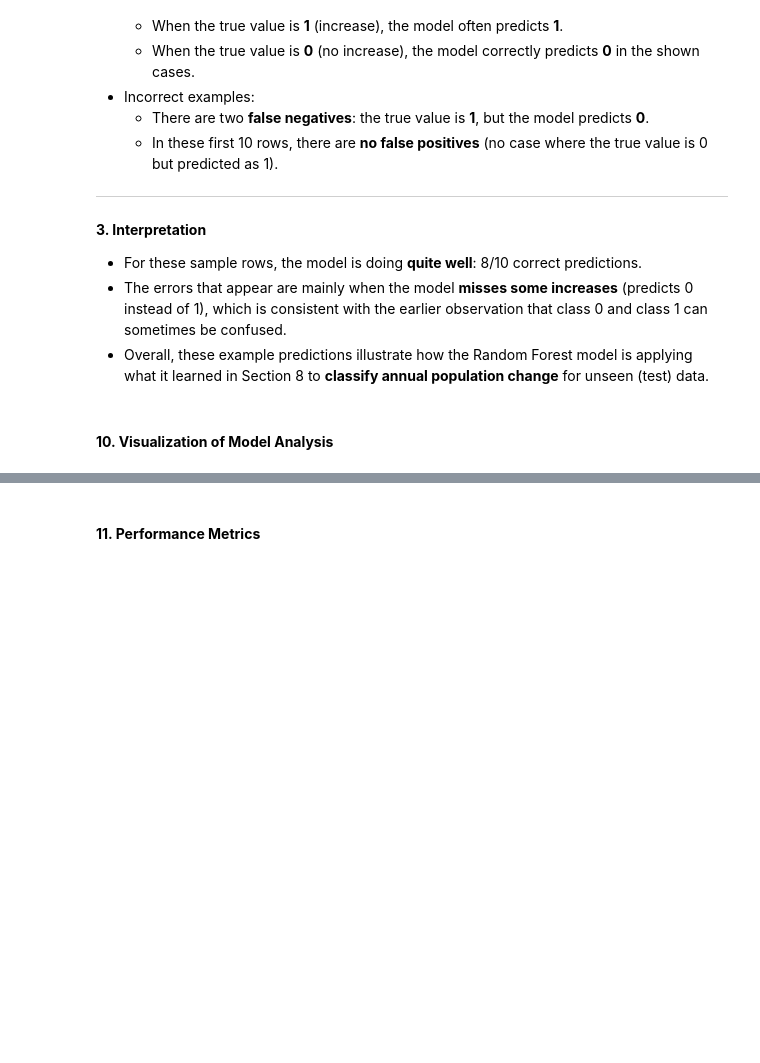
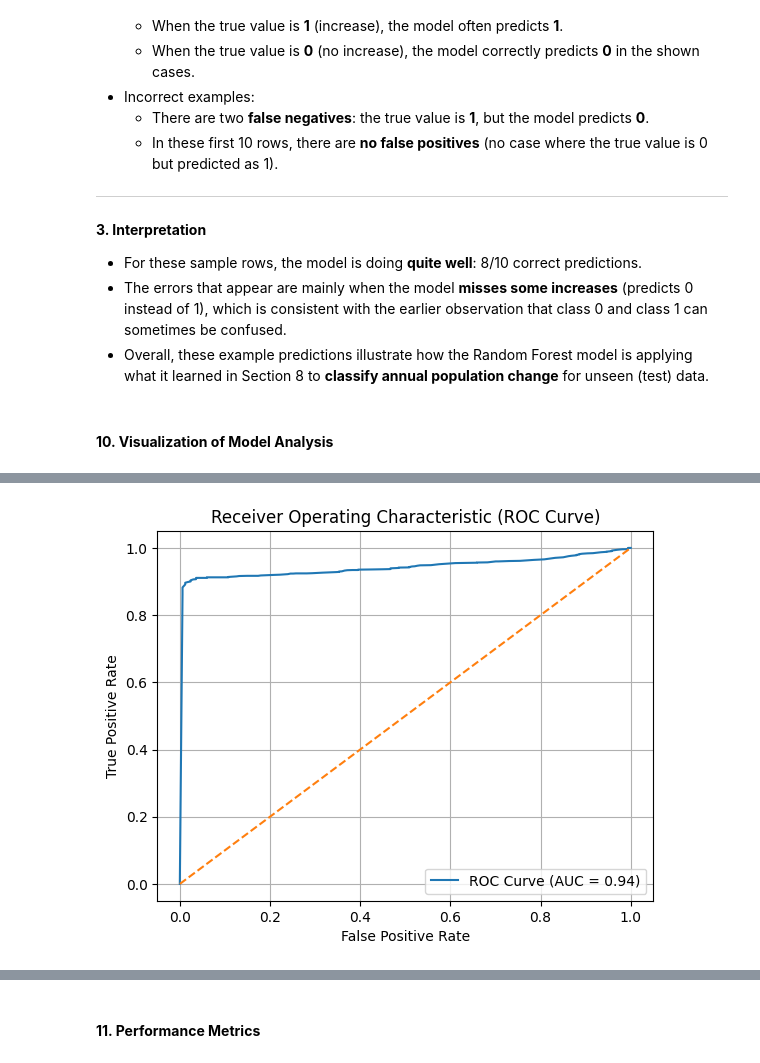
Before and after one commit to Mariopogi/Machine-Learning-Program-Exercises-Group-5-BSIT-2A, a Jupyter notebook: Classification.ipynb, the cells around one changed output, grey strips where cells are left out. Drawn from its saved outputs; the diff is of its cells as text; code cells hidden in the pictures; blank space fills up the shorter version.

```diff
--- a/Classification.ipynb
+++ b/Classification.ipynb
@@ -873,0 +905,26 @@ Details:
+# %%
+# ROC CURVE
+
+# Import Necessary Libraries
+from sklearn.metrics import roc_curve
+from sklearn.metrics import auc
+
+# Get predicted probabilities from your trained model
+y_prob = random_forest_model.predict_proba(X_test)[:,1]  # returns probabilities for both classes
+
+# Get ROC Values
+fpr, tpr, thresholds = roc_curve(y_test, y_prob)
+roc_auc = auc(fpr, tpr)
+
+# 🔹 Plot ROC Curve
+plt.figure()
+plt.plot(fpr, tpr, label=f"ROC Curve (AUC = {roc_auc:.2f})")
+plt.plot([0, 1], [0, 1], linestyle='--')
+plt.xlabel("False Positive Rate")
+plt.ylabel("True Positive Rate")
+plt.title("Receiver Operating Characteristic (ROC Curve)")
+plt.legend(loc="lower right")
+plt.grid()
+plt.show()
+# %% [output]
+[figure, added]
```
Also changed, not shown: parts of 3 cells of this notebook.
